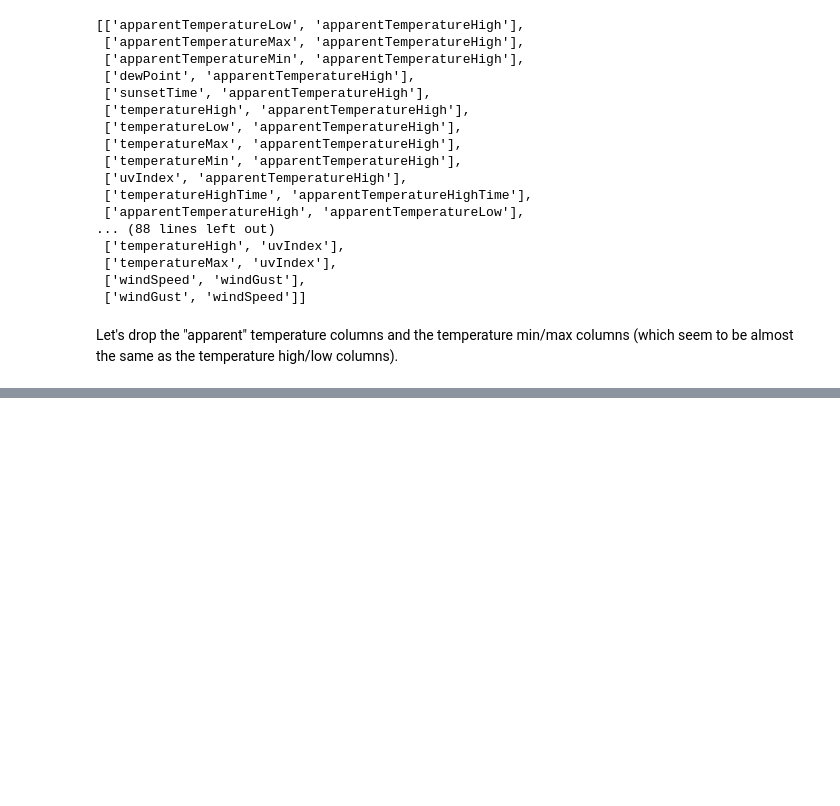
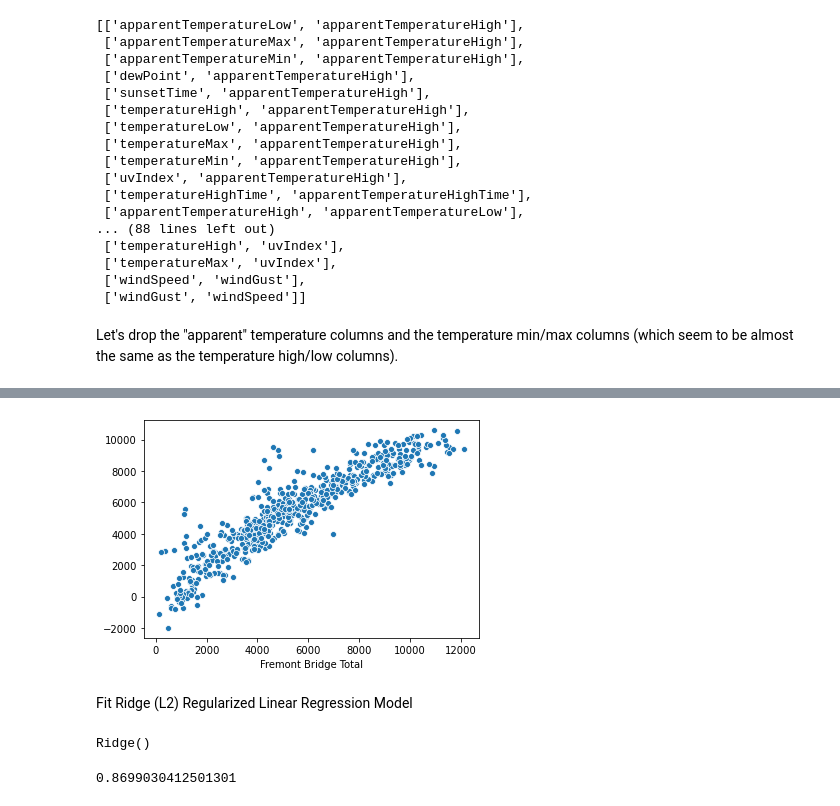
Before and after one commit to wvsharber/bike_seattle, a Jupyter notebook: notebooks/exploratory/Feature Evaluation and Modeling.ipynb, the cells around one changed output, grey strips where cells are left out. Cells and saved outputs as stored; diff of their text form; code cells hidden in the pictures; blank space fills up the shorter version.

Commit message:
make modeling function

```diff
--- a/notebooks/exploratory/Feature Evaluation and Modeling.ipynb
+++ b/notebooks/exploratory/Feature Evaluation and Modeling.ipynb
@@ -110,0 +134,15 @@ sns.heatmap(corr_edit,
+# %%
+sns.scatterplot(x = y_test, y = test_preds);
+# %% [output]
+[figure, added]
+# %% [markdown]
+Fit Ridge (L2) Regularized Linear Regression Model
+# %%
+ridge = Ridge()
+ridge.fit(X_train, y_train)
+# %% [output]
+Ridge()
+# %%
+ridge.score(X_train, y_train)
+# %% [output]
+0.8699030412501301
```
Also changed, not shown: parts of 16 cells of this notebook.
